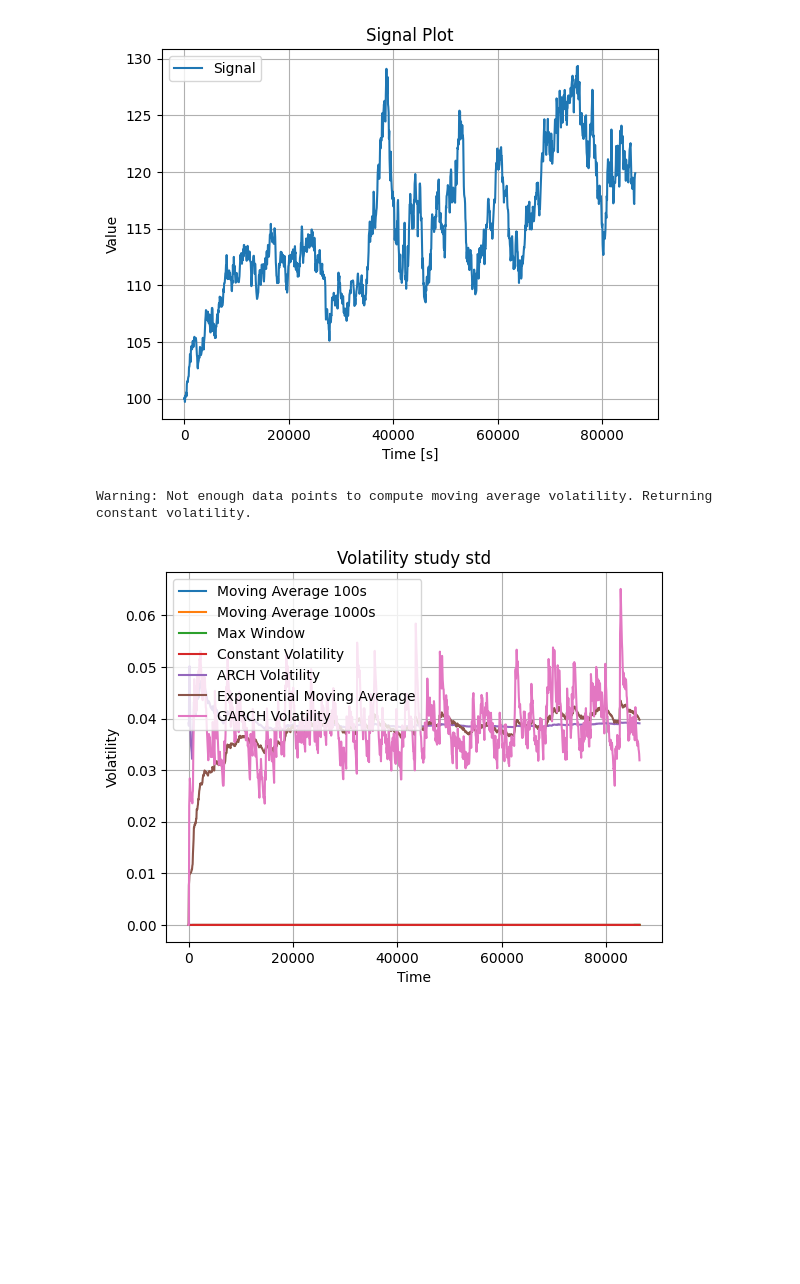
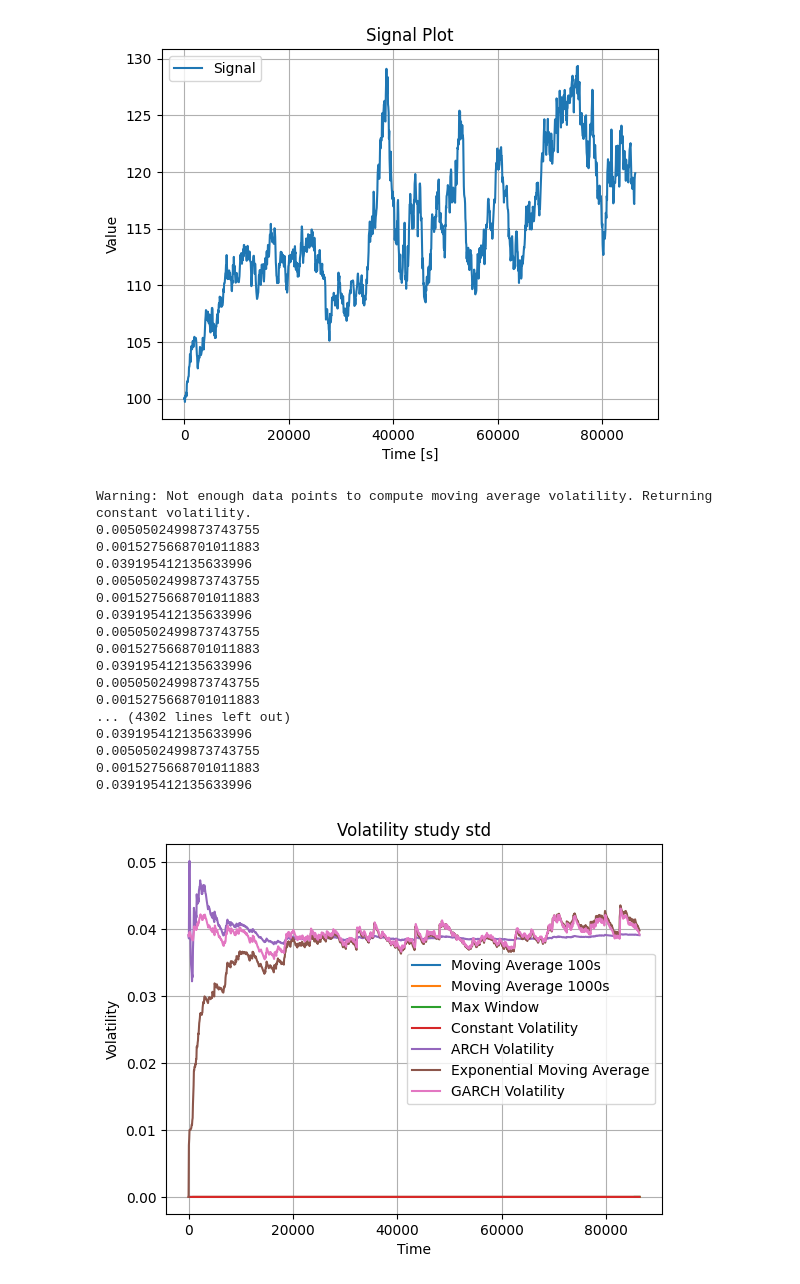
Before and after one commit to giudisciacca/pde-to-finance, a Jupyter notebook: pricing-black-scholes/main.ipynb, the cells around one changed output. Cells and saved outputs as stored; diff of their text form; code cells hidden in the pictures; blank space fills up the shorter version.

Commit message:
fixed garch. Implemented prediction

```diff
--- a/pricing-black-scholes/main.ipynb
+++ b/pricing-black-scholes/main.ipynb
@@ -38,7 +38,10 @@ def analysis(time, signal):
     constant_std_vol = vol_estimate.moving_average_volatility(10*(time.max()-time.min()))
     arch_vol = vol_estimate.arch_volatility(alpha=0.005)
     exp_vol = vol_estimate.exponential_moving_average(alpha=0.99)
-    garch_vol = vol_estimate.garch(alpha=0.1, lamda=0.9)
+    garch_vol = vol_estimate.garch(alpha=0.005, lamda=0.99)
+
+    time_horizon = time.max() + np.arange(input_kwargs["dt"], 3600*24, input_kwargs["dt"])
+    garch_prediction = vol_estimate.garch_prediction(time_horizon=time_horizon, alpha=0.005, lamda=0.99)
 
     vol_collection = [0*moving_std_vol_100,
                       0*moving_std_vol_1000,
@@ -57,36 +60,54 @@ def analysis(time, signal):
                               "Exponential Moving Average",
                               "GARCH Volatility"])
 
+    visual.plot_signal(np.hstack([time, time_horizon]), [np.hstack([garch_vol, garch_prediction])],
+                       title="GARCH Volatility Prediction", xlabel="Time", ylabel="Volatility", label=["GARCH Volatility"])
     return
 
 analysis(t, val)
 # compute BS price of option
 
 # Implement delta hedging and test that gains/losses are zero
 
 
 tickers_collection = ['AAPL','MSFT','NVDA',	'AMD','TSLA','META','SPY']
 for ticker_name in tickers_collection:
     # download
 
     # get options
 
     # estimate price with different volatilities
 
     # estimate the actual volatility
 
     # compare BS price w.r.t. real
 
     # payoff graph over time
 
     # Implement delta hedging
 
     # Compute losses/gains
 
     # Implement gamma, vega, rho
 
     # compute losses/gains
     pass
 # %% [output]
 Warning: Not enough data points to compute moving average volatility. Returning constant volatility.
+0.0050502499873743755
+0.0015275668701011883
+0.039195412135633996
+0.0050502499873743755
+0.0015275668701011883
+0.039195412135633996
+0.0050502499873743755
+0.0015275668701011883
+0.039195412135633996
+0.0050502499873743755
+0.0015275668701011883
+... (4302 lines left out)
+0.039195412135633996
+0.0050502499873743755
+0.0015275668701011883
+0.039195412135633996
-[figure, old version]
+[figure, new version]
```
Also changed, not shown: parts of 1 cell of this notebook, 2 other files.
